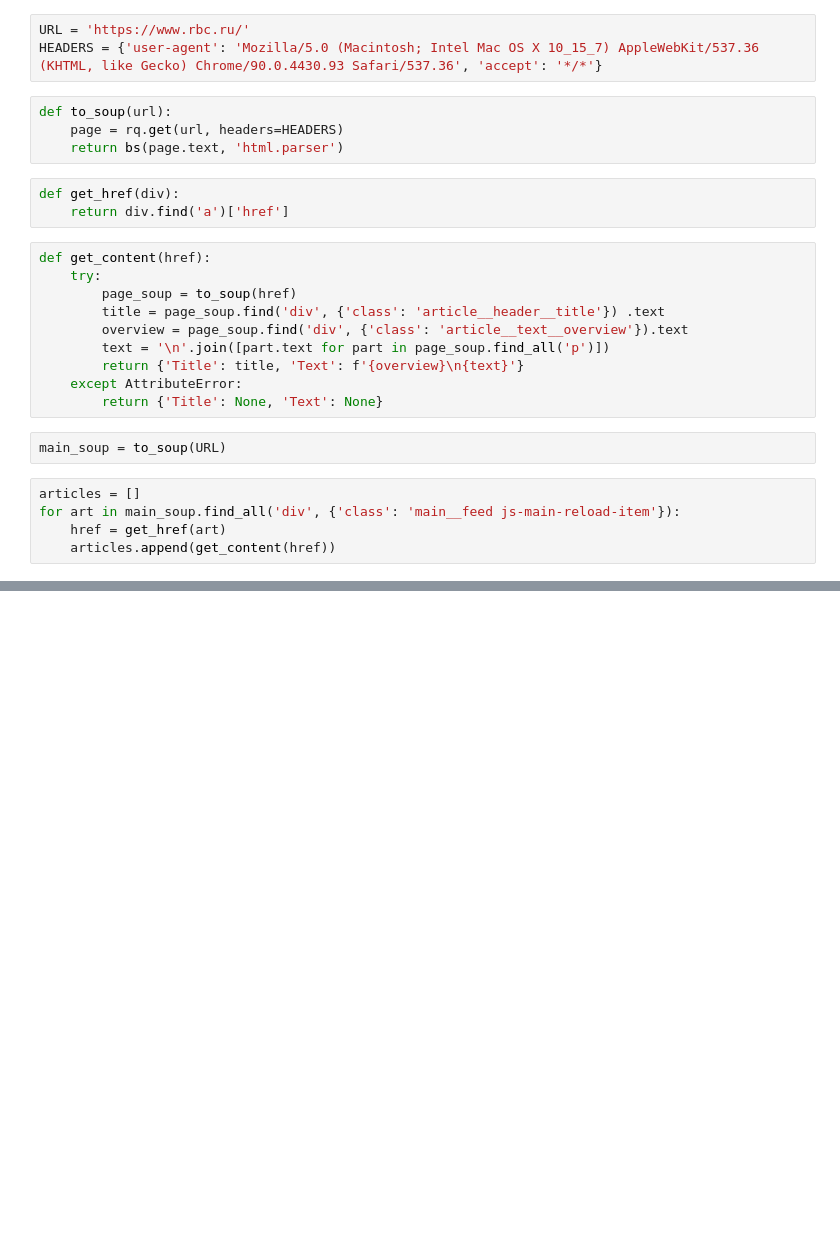
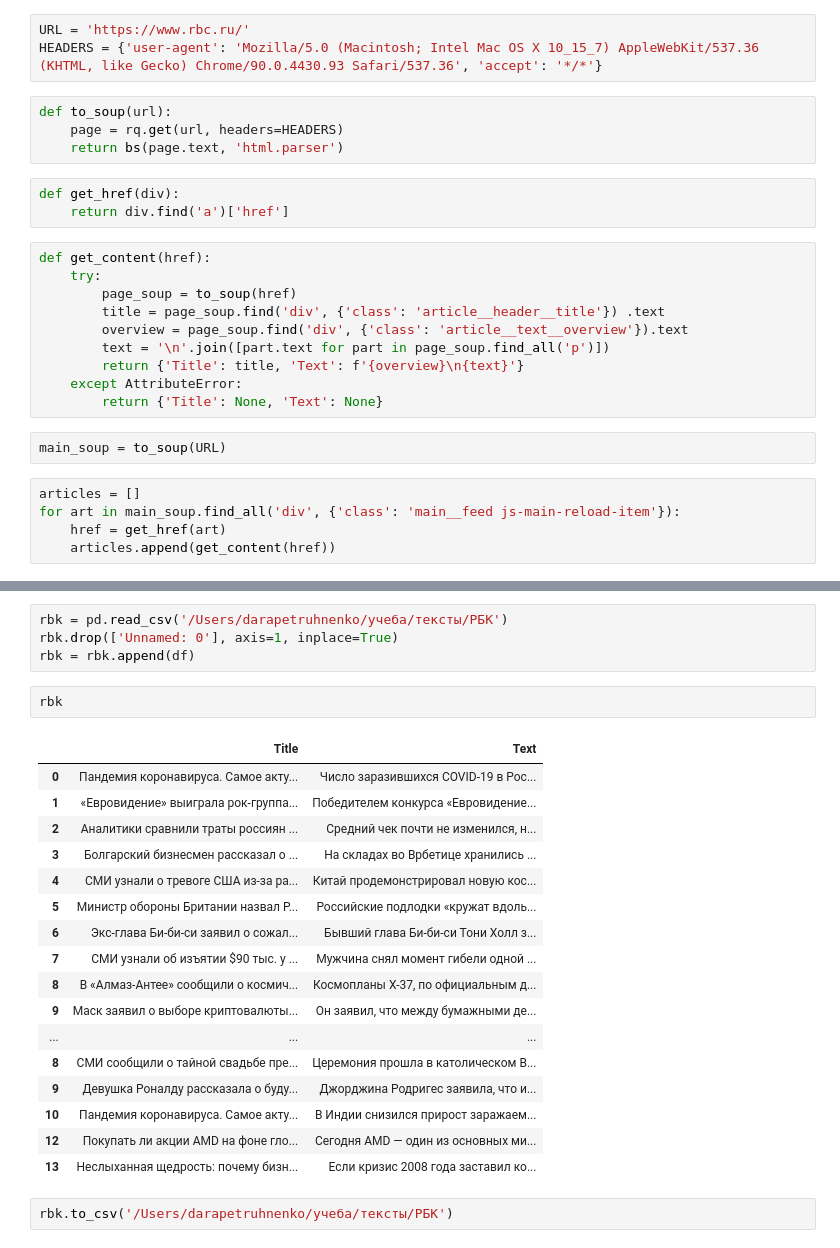
Before and after one commit to DPetrukhenko/Cl_2020, a Jupyter notebook: Python/Data_parsing(8HW).ipynb, the cells around one changed output, grey strips where cells are left out. Cells and saved outputs as stored; diff of their text form; blank space fills up the shorter version.

```diff
--- a/Python/Data_parsing(8HW).ipynb
+++ b/Python/Data_parsing(8HW).ipynb
@@ -56,0 +63,26 @@ df
+# %%
+rbk = pd.read_csv('/Users/darapetruhnenko/учеба/тексты/РБК')
+rbk.drop(['Unnamed: 0'], axis=1, inplace=True)
+rbk = rbk.append(df)
+# %%
+rbk
+# %% [output]
+|  | Title | Text |
+| 0 | Пандемия коронавируса. Самое акту... | Число заразившихся COVID-19 в Рос... |
+| 1 | «Евровидение» выиграла рок-группа... | Победителем конкурса «Евровидение... |
+| 2 | Аналитики сравнили траты россиян ... | Средний чек почти не изменился, н... |
+| 3 | Болгарский бизнесмен рассказал о ... | На складах во Врбетице хранились ... |
+| 4 | СМИ узнали о тревоге США из-за ра... | Китай продемонстрировал новую кос... |
+| 5 | Министр обороны Британии назвал Р... | Российские подлодки «кружат вдоль... |
+| 6 | Экс-глава Би-би-си заявил о сожал... | Бывший глава Би-би-си Тони Холл з... |
+| 7 | СМИ узнали об изъятии $90 тыс. у ... | Мужчина снял момент гибели одной ... |
+| 8 | В «Алмаз-Антее» сообщили о космич... | Космопланы X-37, по официальным д... |
+| 9 | Маск заявил о выборе криптовалюты... | Он заявил, что между бумажными де... |
+| ... | ... | ... |
+| 8 | СМИ сообщили о тайной свадьбе пре... | Церемония прошла в католическом В... |
+| 9 | Девушка Роналду рассказала о буду... | Джорджина Родригес заявила, что и... |
+| 10 | Пандемия коронавируса. Самое акту... | В Индии снизился прирост заражаем... |
+| 12 | Покупать ли акции AMD на фоне гло... | Сегодня AMD — один из основных ми... |
+| 13 | Неслыханная щедрость: почему бизн... | Если кризис 2008 года заставил ко... |
+# %%
+rbk.to_csv('/Users/darapetruhnenko/учеба/тексты/РБК')
```
Also changed, not shown: parts of 2 cells of this notebook, 16 other files.
